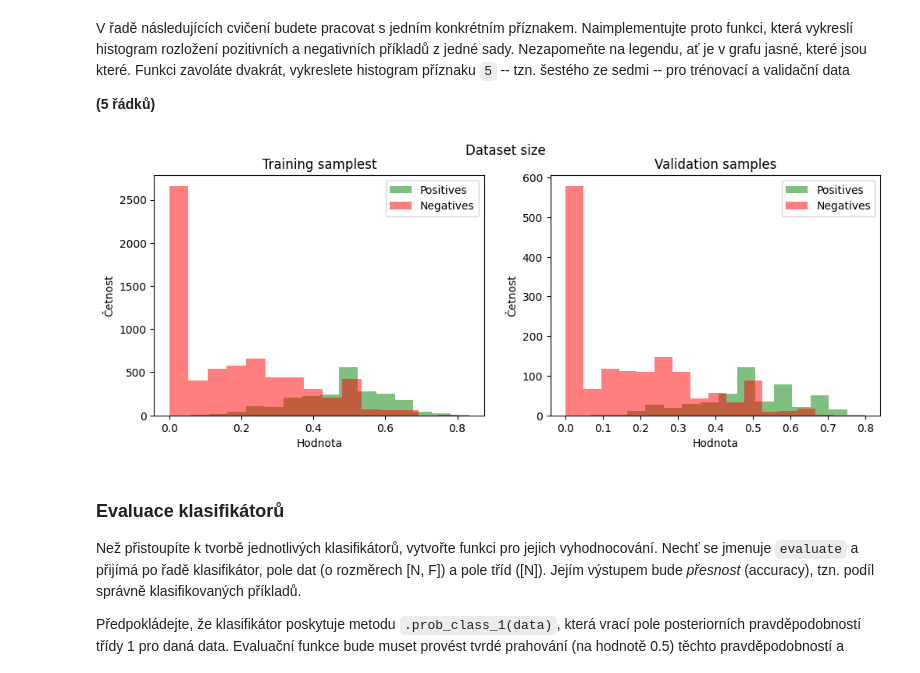
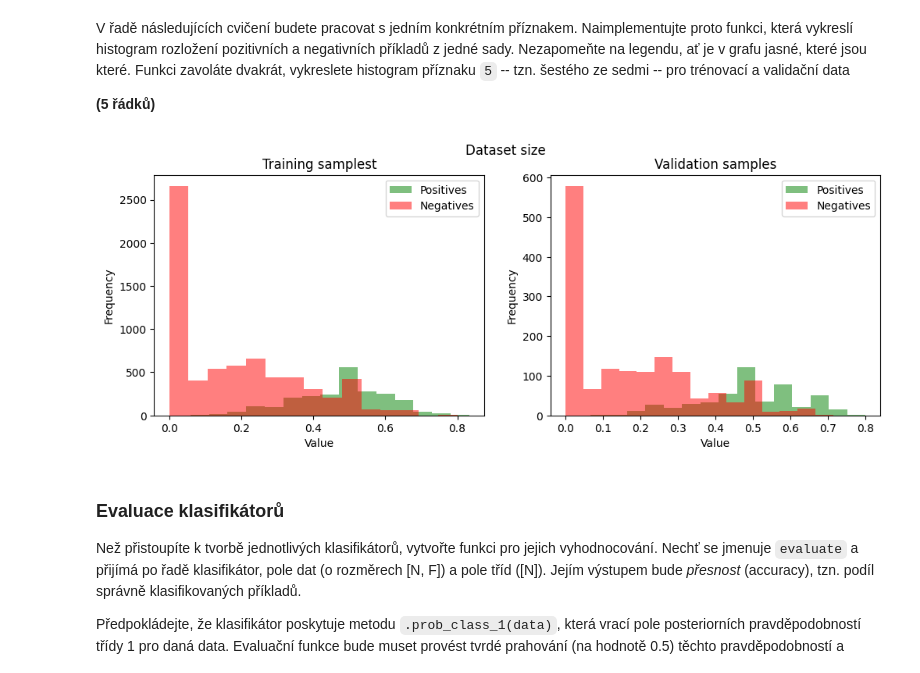
Before and after one commit to xplick04/SUI, a Jupyter notebook: proj2/zadani.ipynb, the cells around one changed output. Drawn from its saved outputs; the diff is of its cells as text; code cells hidden in the pictures.

```diff
--- a/proj2/zadani.ipynb
+++ b/proj2/zadani.ipynb
@@ -56,22 +56,22 @@ V řadě následujících cvičení budete pracovat s jedním konkrétním pří
 # %%
 FOI = 5  # Feature Of Interest
 
 def plot_data(ax, poss, negs):
     ax.hist(poss, bins=15, label="Positives", alpha=0.5, color="green")
     ax.hist(negs, bins=15, label="Negatives", alpha=0.5, color="red")
-    ax.set_xlabel('Hodnota')
-    ax.set_ylabel('Četnost')
+    ax.set_xlabel('Value')
+    ax.set_ylabel('Frequency')
     ax.legend()
 
 fig, (train_ax, val_ax) = plt.subplots(1, 2, figsize=(12, 4))
 fig.suptitle("Dataset size")
 train_ax.set_title("Training samplest")
 val_ax.set_title("Validation samples")
 
 plot_data(train_ax, train_dataset.pos[:, FOI], train_dataset.neg[:, FOI])
 plot_data(val_ax, val_dataset.pos[:, FOI], val_dataset.neg[:, FOI])
 # %% [output]
-[figure, old version]
+[figure, new version]
 # %% [markdown]
 ### Evaluace klasifikátorů
 Než přistoupíte k tvorbě jednotlivých klasifikátorů, vytvořte funkci pro jejich vyhodnocování.
```
Also changed, not shown: parts of 5 cells of this notebook.
